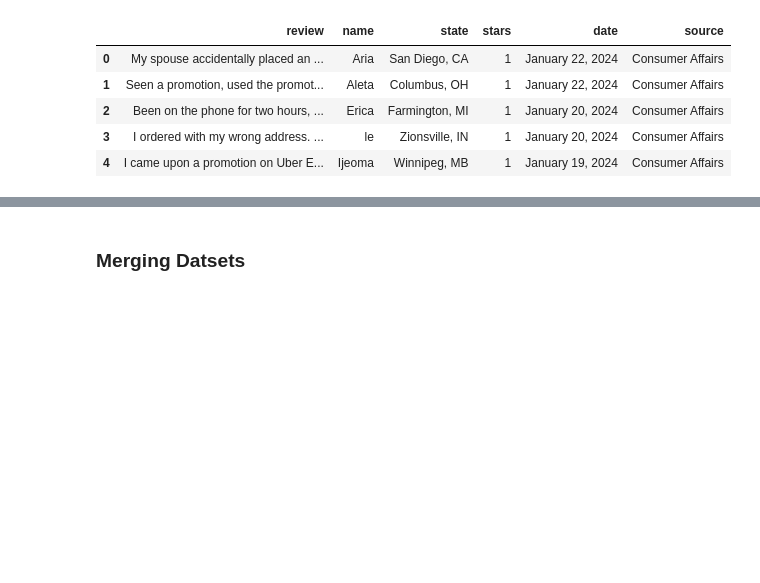
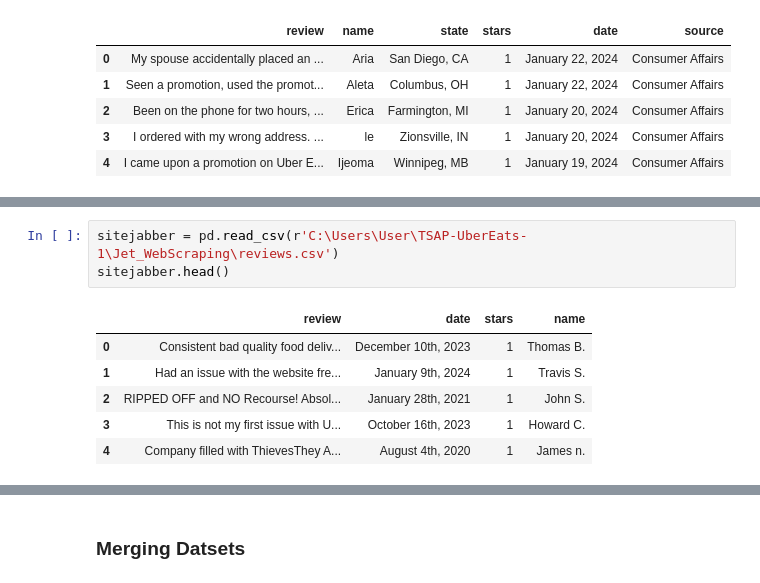
Before and after one commit to nightsinker/TSAP-UberEats, a Jupyter notebook: Data_Merge/merge_data.ipynb, the cells around one changed output, grey strips where cells are left out. Drawn from its saved outputs; the diff is of its cells as text; blank space fills up the shorter version.

```diff
--- a/Data_Merge/merge_data.ipynb
+++ b/Data_Merge/merge_data.ipynb
@@ -35,3 +35,13 @@ productreview.head()
 | 2 | Delivery delaysWe were provided w... | 2023-12-09T07:38:46.000Z | 5 | Car | productreview | Delivery delays |
 | 3 | Uber eat fast and easyFast and ea... | 2023-11-26T01:12:39.000Z | 5 | You | productreview | Uber eat fast and easy |
 | 4 | Used uber eats for the first time... | 2023-10-12T02:28:37.000Z | 5 | Fabian G. | productreview | Used uber eats for the first time |
+# %%
+sitejabber = pd.read_csv(r'C:\Users\User\TSAP-UberEats-1\Jet_WebScraping\reviews.csv')
+sitejabber.head()
+# %% [output]
+|  | review | date | stars | name |
+| 0 | Consistent bad quality food deliv... | December 10th, 2023 | 1 | Thomas B. |
+| 1 | Had an issue with the website fre... | January 9th, 2024 | 1 | Travis S. |
+| 2 | RIPPED OFF and NO Recourse! Absol... | January 28th, 2021 | 1 | John S. |
+| 3 | This is not my first issue with U... | October 16th, 2023 | 1 | Howard C. |
+| 4 | Company filled with ThievesThey A... | August 4th, 2020 | 1 | James n. |
```
Also changed, not shown: parts of 7 cells of this notebook, 4 other files.
